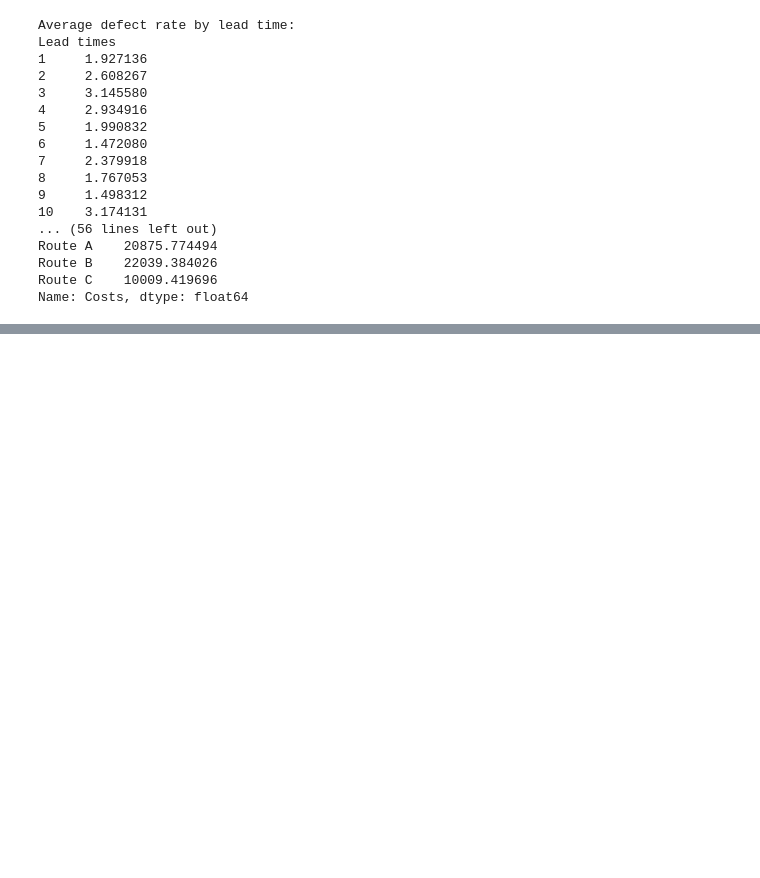
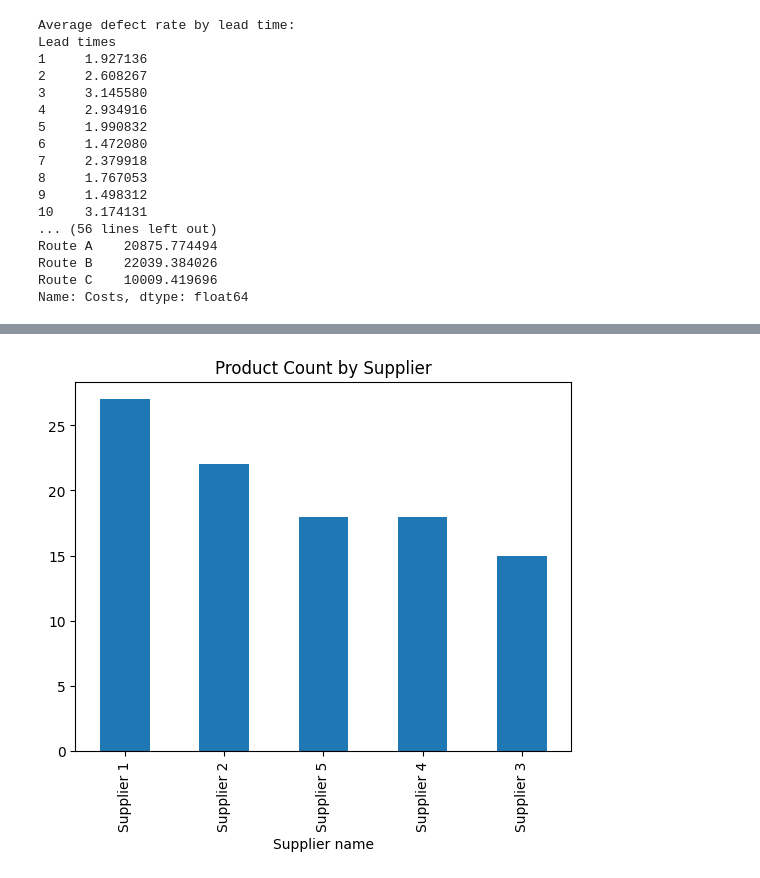
Before and after one commit to mustaphamerakech/supply-chain-cost-analysis, a Jupyter notebook: supply_chain_cost_analysis.ipynb, the cells around one changed output, grey strips where cells are left out. Cells and saved outputs as stored; diff of their text form; code cells hidden in the pictures; blank space fills up the shorter version.

```diff
--- a/supply_chain_cost_analysis.ipynb
+++ b/supply_chain_cost_analysis.ipynb
@@ -180,0 +253,6 @@ plt.show()
+# %%
+supplier_reliance = df['Supplier name'].value_counts()
+supplier_reliance.plot(kind='bar', title='Product Count by Supplier')
+plt.show()
+# %% [output]
+[figure, added]
```
Also changed, not shown: parts of 8 cells of this notebook.
